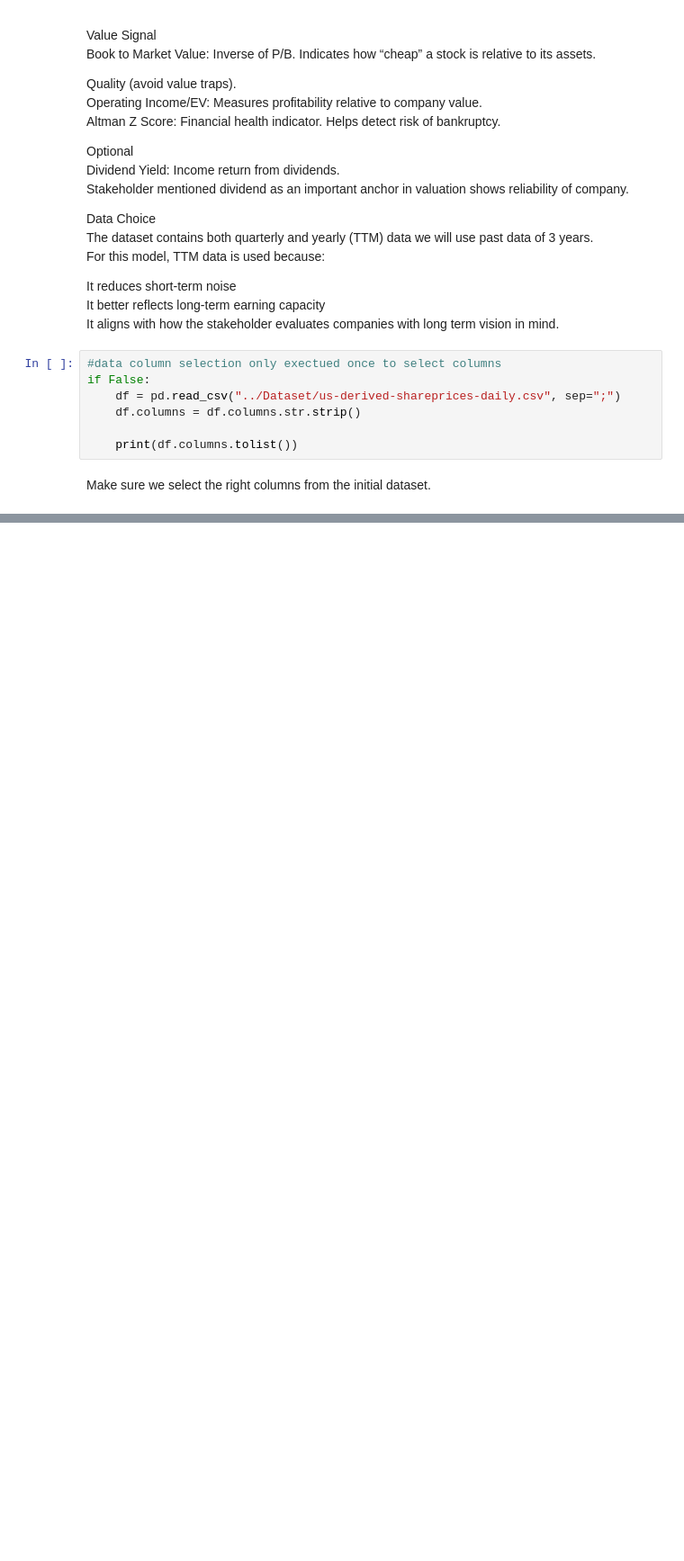
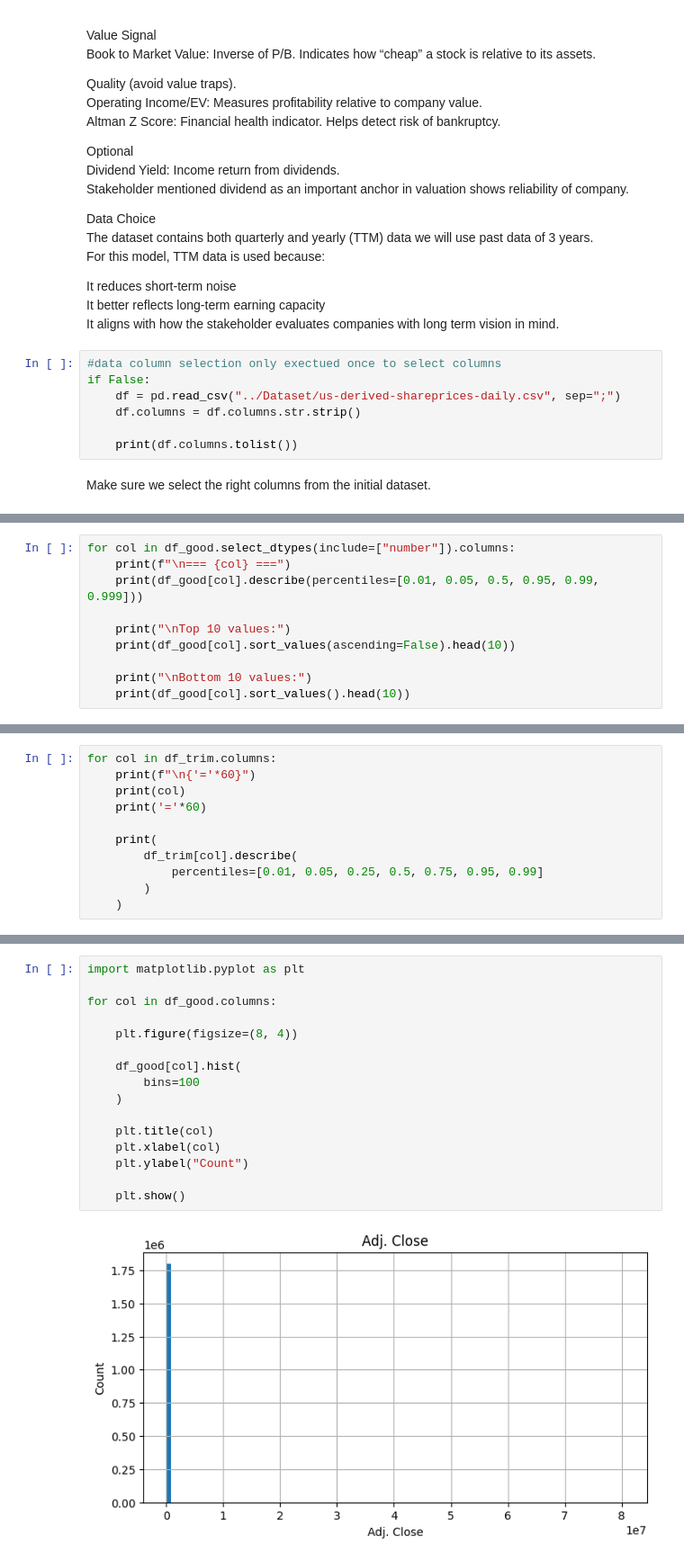
Before and after one commit to ayoub-lafhailat/Value-Investing, a Jupyter notebook: Models/Baseline.ipynb, the cells around one changed output, grey strips where cells are left out. Shown at 90% size. Cells and saved outputs as stored; diff of their text form; blank space fills up the shorter version.

```diff
--- a/Models/Baseline.ipynb
+++ b/Models/Baseline.ipynb
@@ -165,0 +367,10 @@ plot = df.hist(column="Adj. Close")
+# %%
+for col in df_good.select_dtypes(include=["number"]).columns:
+    print(f"\n=== {col} ===")
+    print(df_good[col].describe(percentiles=[0.01, 0.05, 0.5, 0.95, 0.99, 0.999]))
+
+    print("\nTop 10 values:")
+    print(df_good[col].sort_values(ascending=False).head(10))
+
+    print("\nBottom 10 values:")
+    print(df_good[col].sort_values().head(10))
@@ -165,0 +505,11 @@ plot = df.hist(column="Adj. Close")
+# %%
+for col in df_trim.columns:
+    print(f"\n{'='*60}")
+    print(col)
+    print('='*60)
+
+    print(
+        df_trim[col].describe(
+            percentiles=[0.01, 0.05, 0.25, 0.5, 0.75, 0.95, 0.99]
+        )
+    )
@@ -165,0 +534,18 @@ plot = df.hist(column="Adj. Close")
+# %%
+import matplotlib.pyplot as plt
+
+for col in df_good.columns:
+
+    plt.figure(figsize=(8, 4))
+
+    df_good[col].hist(
+        bins=100
+    )
+
+    plt.title(col)
+    plt.xlabel(col)
+    plt.ylabel("Count")
+
+    plt.show()
+# %% [output]
+[figure, added]
```
Also changed, not shown: parts of 42 cells of this notebook, 2 other files.
